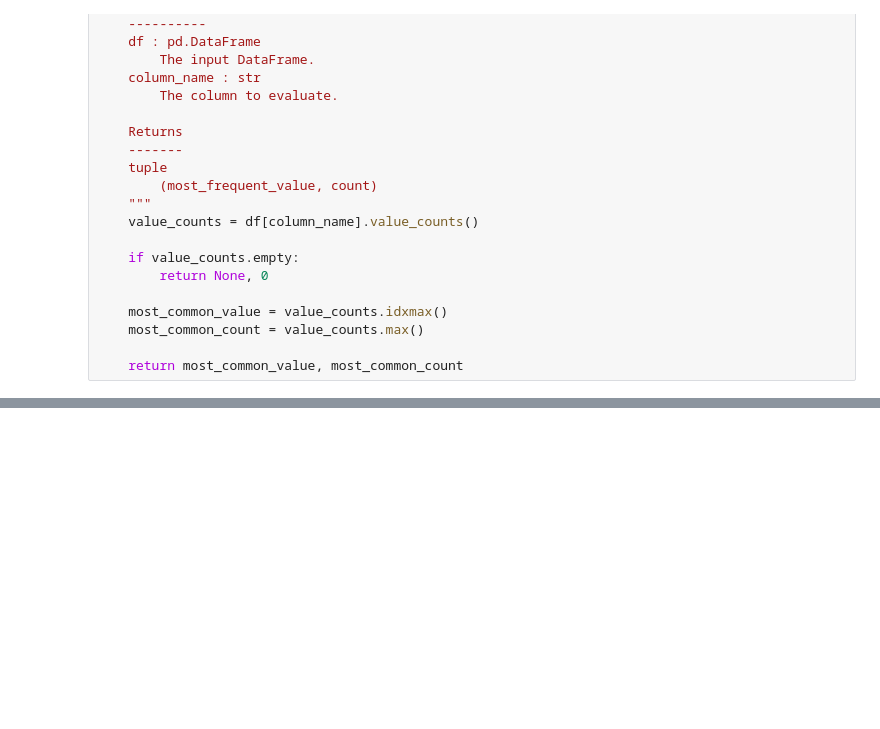
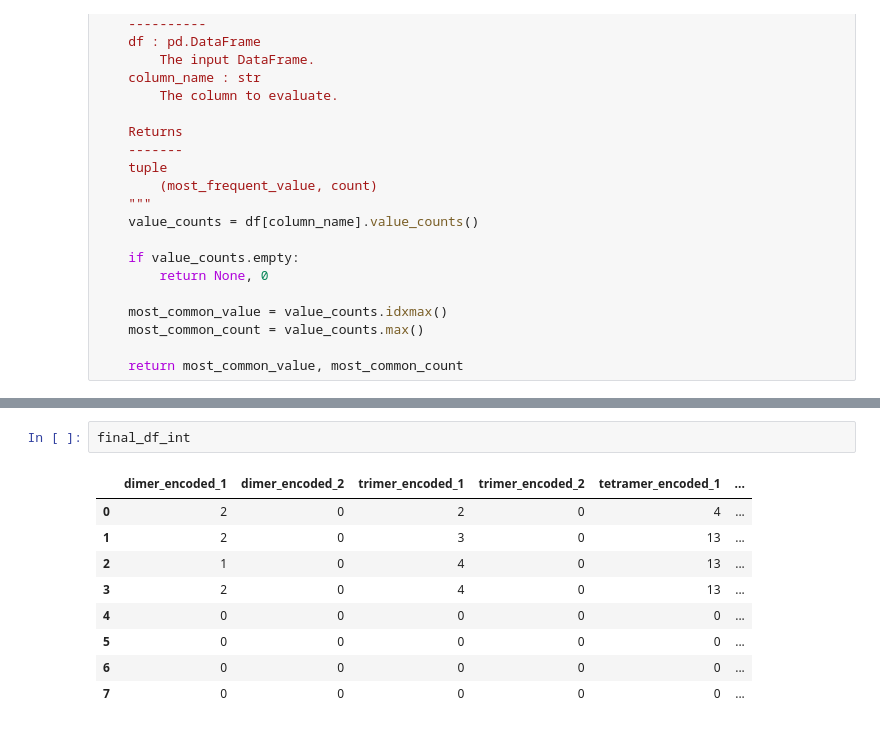
Before and after one commit to erickummelstedt/ubiquitinformatics, a Jupyter notebook: back_end/src/test.ipynb, the cells around one changed output, grey strips where cells are left out. Saved outputs shown, nothing was run; the diff lists cells and outputs as text; blank space fills up the shorter version.

```diff
--- a/back_end/src/test.ipynb
+++ b/back_end/src/test.ipynb
@@ -271,0 +875,12 @@ df.to_csv('Ub5_14.csv', index=False)
+# %%
+final_df_int
+# %% [output]
+|  | dimer_encoded_1 | dimer_encoded_2 | trimer_encoded_1 | trimer_encoded_2 | tetramer_encoded_1 | ... |
+| 0 | 2 | 0 | 2 | 0 | 4 | ... |
+| 1 | 2 | 0 | 3 | 0 | 13 | ... |
+| 2 | 1 | 0 | 4 | 0 | 13 | ... |
+| 3 | 2 | 0 | 4 | 0 | 13 | ... |
+| 4 | 0 | 0 | 0 | 0 | 0 | ... |
+| 5 | 0 | 0 | 0 | 0 | 0 | ... |
+| 6 | 0 | 0 | 0 | 0 | 0 | ... |
+| 7 | 0 | 0 | 0 | 0 | 0 | ... |
```
Also changed, not shown: parts of 18 cells of this notebook, 7 other files.
